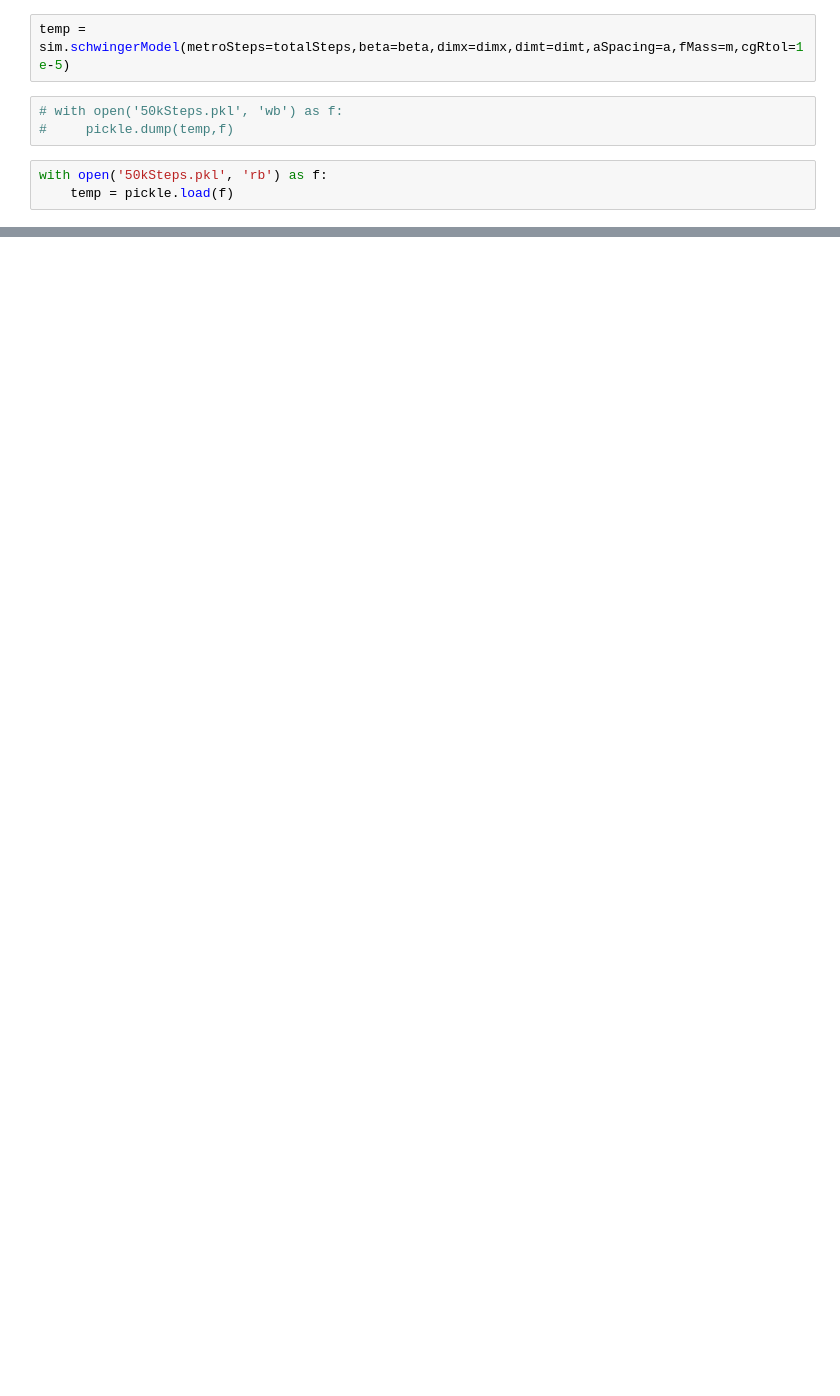
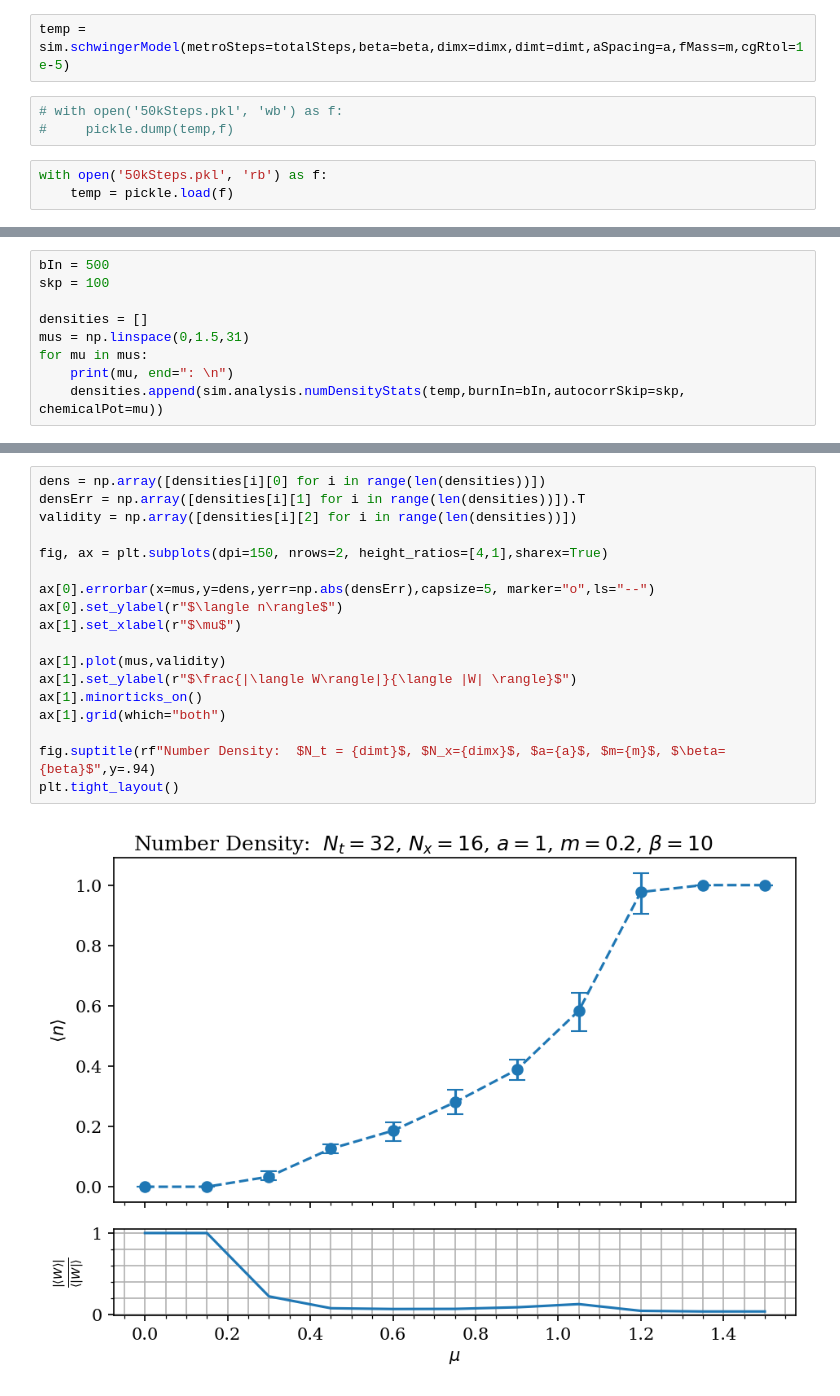
Before and after one commit to wurdahl/schwingerModel, a Jupyter notebook: schwingerModelHMC.ipynb, the cells around one changed output, grey strips where cells are left out. Cells and saved outputs as stored; diff of their text form; blank space fills up the shorter version.

```diff
--- a/schwingerModelHMC.ipynb
+++ b/schwingerModelHMC.ipynb
@@ -84,0 +85,9 @@ Text(0.5, 1.0, 'Effective Mass: $N_t = 32$,$N_x=16$ $a=1$, $m=0.2$, $\\beta=10$,
+# %%
+bIn = 500
+skp = 100
+
+densities = []
+mus = np.linspace(0,1.5,31)
+for mu in mus:
+    print(mu, end=": \n")
+    densities.append(sim.analysis.numDensityStats(temp,burnIn=bIn,autocorrSkip=skp, chemicalPot=mu))
@@ -84,0 +100,20 @@ Text(0.5, 1.0, 'Effective Mass: $N_t = 32$,$N_x=16$ $a=1$, $m=0.2$, $\\beta=10$,
+# %%
+dens = np.array([densities[i][0] for i in range(len(densities))])
+densErr = np.array([densities[i][1] for i in range(len(densities))]).T
+validity = np.array([densities[i][2] for i in range(len(densities))])
+
+fig, ax = plt.subplots(dpi=150, nrows=2, height_ratios=[4,1],sharex=True)
+
+ax[0].errorbar(x=mus,y=dens,yerr=np.abs(densErr),capsize=5, marker="o",ls="--")
+ax[0].set_ylabel(r"$\langle n\rangle$")
+ax[1].set_xlabel(r"$\mu$")
+
+ax[1].plot(mus,validity)
+ax[1].set_ylabel(r"$\frac{|\langle W\rangle|}{\langle |W| \rangle}$")
+ax[1].minorticks_on()
+ax[1].grid(which="both")
+
+fig.suptitle(rf"Number Density:  $N_t = {dimt}$, $N_x={dimx}$, $a={a}$, $m={m}$, $\beta={beta}$",y=.94)
+plt.tight_layout()
+# %% [output]
+[figure, added]
```
Also changed, not shown: parts of 15 cells of this notebook, 2 other files.
